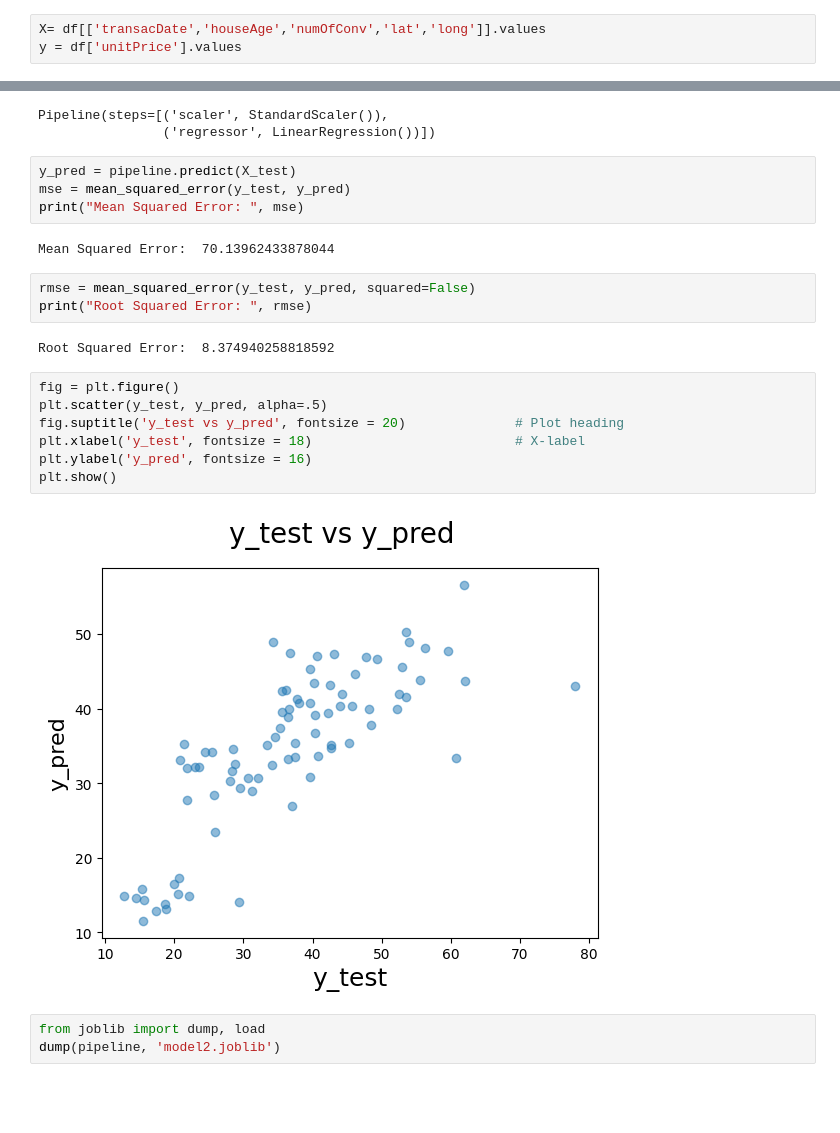
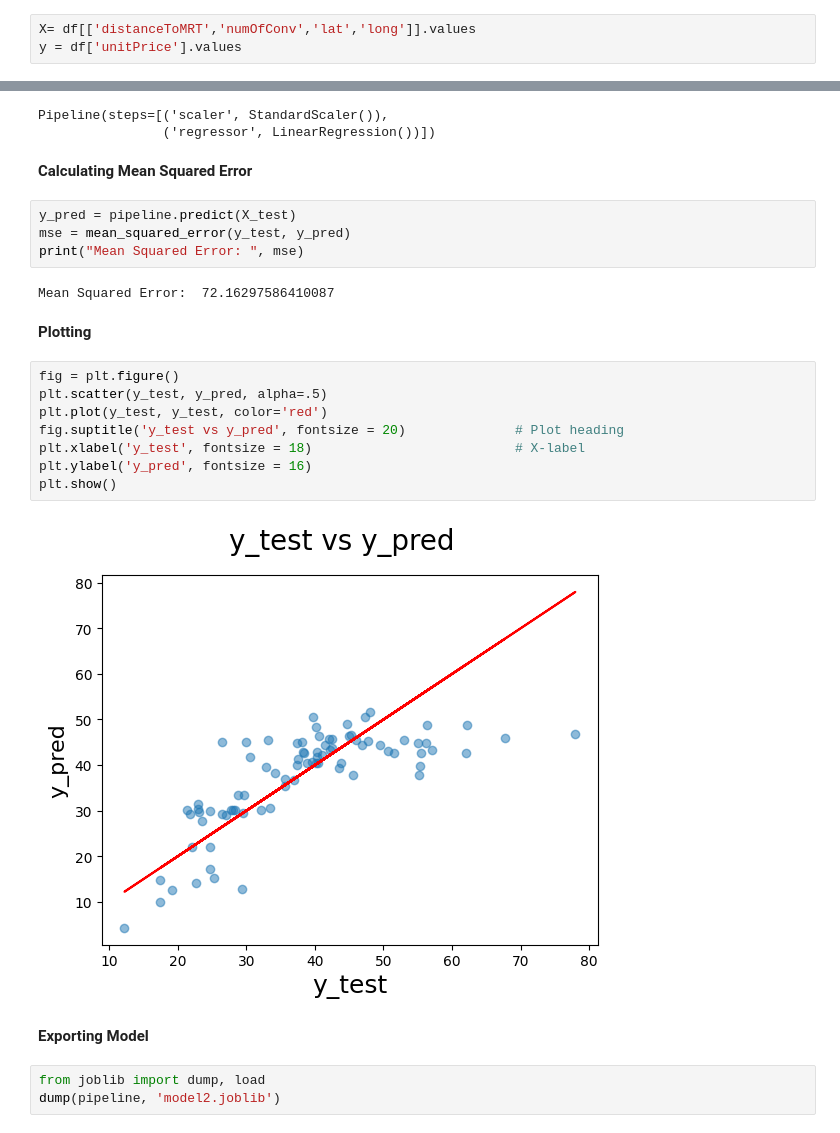
Before and after one commit to jlrm-batstateu/LE1_Matibag_JL, a Jupyter notebook: LabExam2.ipynb, the cells around one changed output, grey strips where cells are left out. Cells and saved outputs as stored; diff of their text form; blank space fills up the shorter version.

```diff
--- a/LabExam2.ipynb
+++ b/LabExam2.ipynb
@@ -67,3 +83,3 @@ df = df.drop_duplicates().reset_index(drop=True)
 # %%
-X= df[['transacDate','houseAge','numOfConv','lat','long']].values
+X= df[['distanceToMRT','numOfConv','lat','long']].values
 y = df['unitPrice'].values
@@ -79,26 +99,28 @@ pipeline.fit(X_train, y_train)
 # %% [output]
 Pipeline(steps=[('scaler', StandardScaler()),
                 ('regressor', LinearRegression())])
+# %% [markdown]
+**Calculating Mean Squared Error**
 # %%
 y_pred = pipeline.predict(X_test)
 mse = mean_squared_error(y_test, y_pred)
 print("Mean Squared Error: ", mse)
 # %% [output]
-Mean Squared Error:  70.13962433878044
+Mean Squared Error:  72.16297586410087
-# %%
-rmse = mean_squared_error(y_test, y_pred, squared=False)
-print("Root Squared Error: ", rmse)
-# %% [output]
-Root Squared Error:  8.374940258818592
+# %% [markdown]
+**Plotting**
 # %%
 fig = plt.figure()
 plt.scatter(y_test, y_pred, alpha=.5)
+plt.plot(y_test, y_test, color='red')
 fig.suptitle('y_test vs y_pred', fontsize = 20)              # Plot heading
 plt.xlabel('y_test', fontsize = 18)                          # X-label
 plt.ylabel('y_pred', fontsize = 16)
 plt.show()
 # %% [output]
-[figure, old version]
+[figure, new version]
+# %% [markdown]
+**Exporting Model**
 # %%
 from joblib import dump, load
 dump(pipeline, 'model2.joblib')
```
Also changed, not shown: parts of 14 cells of this notebook.
